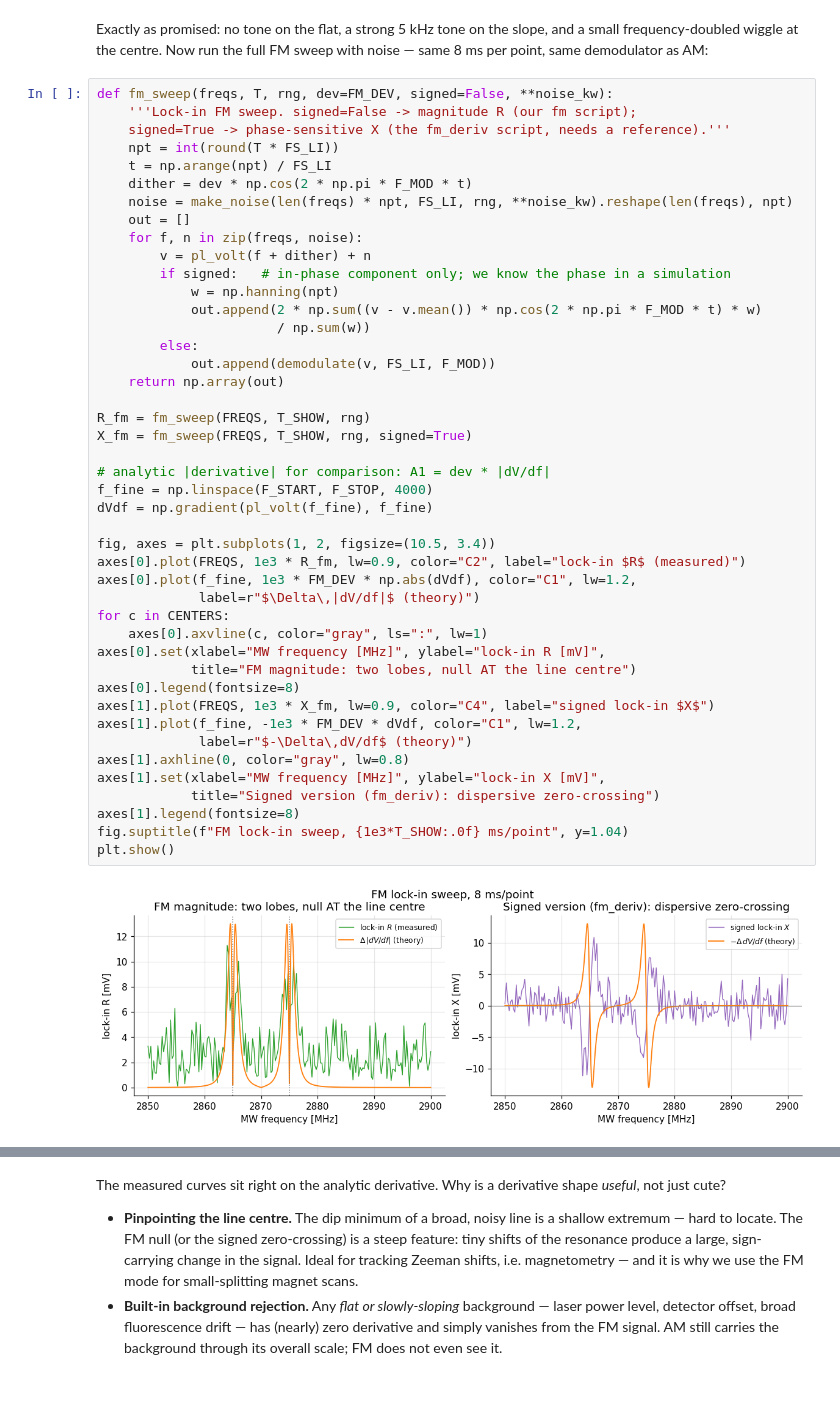
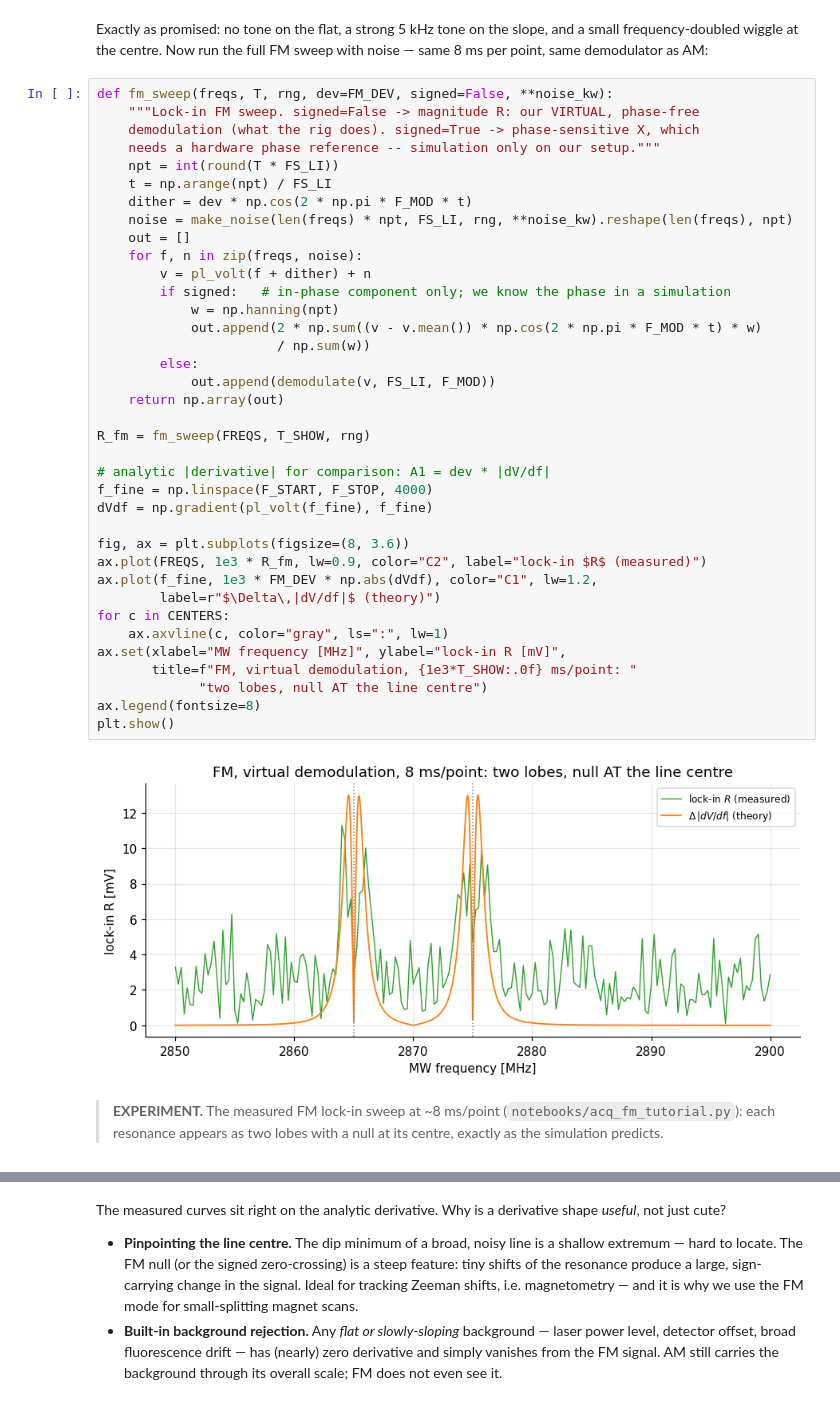
Before and after one commit to GonReina/BudgetODMR, a Jupyter notebook: notebooks/lockin_odmr_tutorial.ipynb, the cells around one changed output, grey strips where cells are left out. Cells and saved outputs as stored; diff of their text form.

Commit message:
Tutorial

```diff
--- a/notebooks/lockin_odmr_tutorial.ipynb
+++ b/notebooks/lockin_odmr_tutorial.ipynb
@@ -653,47 +934,44 @@ and a small frequency-doubled wiggle at the centre. Now run the full FM sweep wi
 noise — same 8 ms per point, same demodulator as AM:
 # %%
 def fm_sweep(freqs, T, rng, dev=FM_DEV, signed=False, **noise_kw):
-    '''Lock-in FM sweep. signed=False -> magnitude R (our fm script);
-    signed=True -> phase-sensitive X (the fm_deriv script, needs a reference).'''
+    """Lock-in FM sweep. signed=False -> magnitude R: our VIRTUAL, phase-free
+    demodulation (what the rig does). signed=True -> phase-sensitive X, which
+    needs a hardware phase reference -- simulation only on our setup."""
     npt = int(round(T * FS_LI))
     t = np.arange(npt) / FS_LI
     dither = dev * np.cos(2 * np.pi * F_MOD * t)
     noise = make_noise(len(freqs) * npt, FS_LI, rng, **noise_kw).reshape(len(freqs), npt)
     out = []
     for f, n in zip(freqs, noise):
         v = pl_volt(f + dither) + n
         if signed:   # in-phase component only; we know the phase in a simulation
             w = np.hanning(npt)
             out.append(2 * np.sum((v - v.mean()) * np.cos(2 * np.pi * F_MOD * t) * w)
                        / np.sum(w))
         else:
             out.append(demodulate(v, FS_LI, F_MOD))
     return np.array(out)
 
 R_fm = fm_sweep(FREQS, T_SHOW, rng)
-X_fm = fm_sweep(FREQS, T_SHOW, rng, signed=True)
 
 # analytic |derivative| for comparison: A1 = dev * |dV/df|
 f_fine = np.linspace(F_START, F_STOP, 4000)
 dVdf = np.gradient(pl_volt(f_fine), f_fine)
 
-fig, axes = plt.subplots(1, 2, figsize=(10.5, 3.4))
-axes[0].plot(FREQS, 1e3 * R_fm, lw=0.9, color="C2", label="lock-in $R$ (measured)")
-axes[0].plot(f_fine, 1e3 * FM_DEV * np.abs(dVdf), color="C1", lw=1.2,
-             label=r"$\Delta\,|dV/df|$ (theory)")
+fig, ax = plt.subplots(figsize=(8, 3.6))
+ax.plot(FREQS, 1e3 * R_fm, lw=0.9, color="C2", label="lock-in $R$ (measured)")
+ax.plot(f_fine, 1e3 * FM_DEV * np.abs(dVdf), color="C1", lw=1.2,
+        label=r"$\Delta\,|dV/df|$ (theory)")
 for c in CENTERS:
-    axes[0].axvline(c, color="gray", ls=":", lw=1)
-axes[0].set(xlabel="MW frequency [MHz]", ylabel="lock-in R [mV]",
-            title="FM magnitude: two lobes, null AT the line centre")
-axes[0].legend(fontsize=8)
-axes[1].plot(FREQS, 1e3 * X_fm, lw=0.9, color="C4", label="signed lock-in $X$")
-axes[1].plot(f_fine, -1e3 * FM_DEV * dVdf, color="C1", lw=1.2,
-             label=r"$-\Delta\,dV/df$ (theory)")
-axes[1].axhline(0, color="gray", lw=0.8)
-axes[1].set(xlabel="MW frequency [MHz]", ylabel="lock-in X [mV]",
-            title="Signed version (fm_deriv): dispersive zero-crossing")
-axes[1].legend(fontsize=8)
-fig.suptitle(f"FM lock-in sweep, {1e3*T_SHOW:.0f} ms/point", y=1.04)
+    ax.axvline(c, color="gray", ls=":", lw=1)
+ax.set(xlabel="MW frequency [MHz]", ylabel="lock-in R [mV]",
+       title=f"FM, virtual demodulation, {1e3*T_SHOW:.0f} ms/point: "
+             "two lobes, null AT the line centre")
+ax.legend(fontsize=8)
 plt.show()
 # %% [output]
-[figure, old version]
+[figure, new version]
+# %% [markdown]
+> **EXPERIMENT.** The measured FM lock-in sweep at ~8 ms/point
+(`notebooks/acq_fm_tutorial.py`): each resonance appears as two lobes with a
+null at its centre, exactly as the simulation predicts.
```
Also changed, not shown: parts of 20 cells of this notebook, 6 other files.
